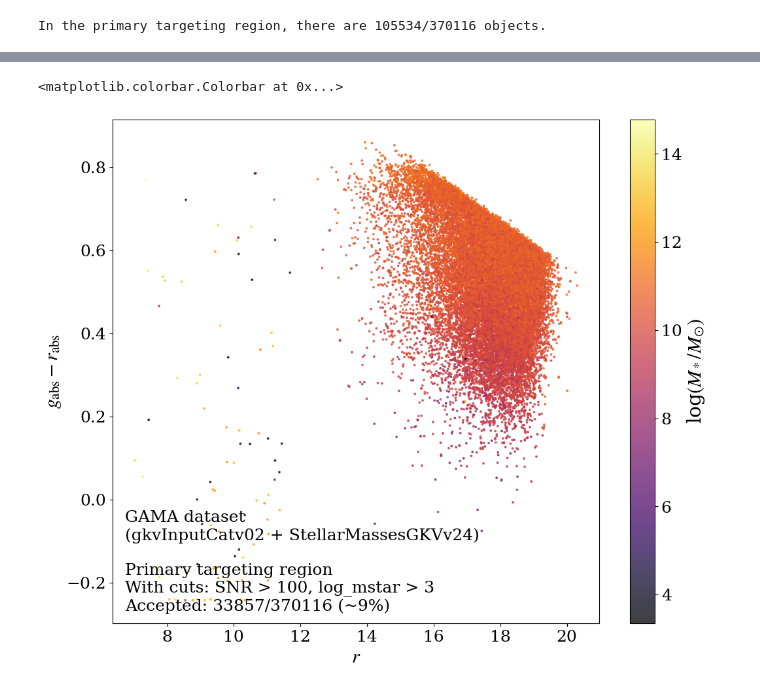
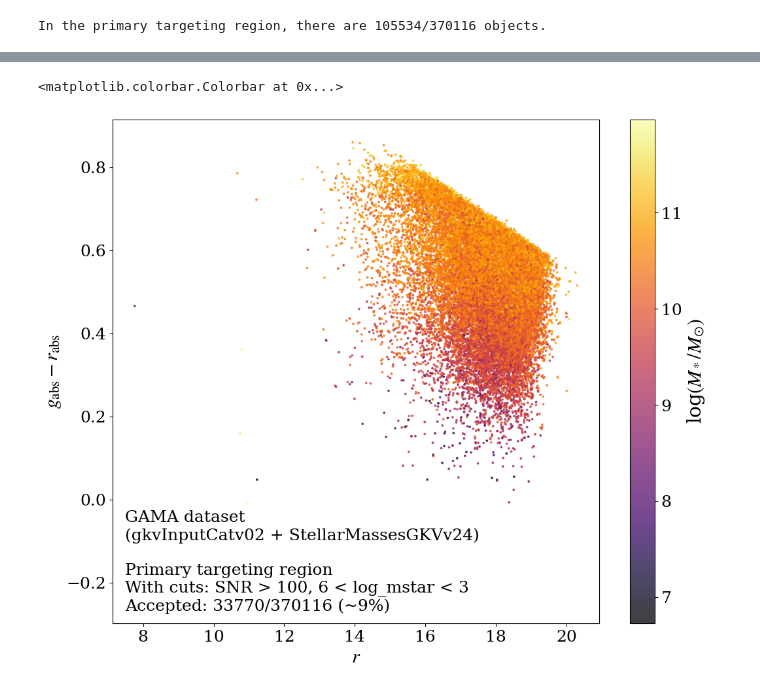
Before and after one commit to lsajkov/strw_mpdg, a Jupyter notebook: primary_targeting_region.ipynb, the cells around one changed output, grey strips where cells are left out. Drawn from its saved outputs; the diff is of its cells as text; code cells hidden in the pictures.

```diff
--- a/primary_targeting_region.ipynb
+++ b/primary_targeting_region.ipynb
@@ -1,5 +1,7 @@
 # %%
+import statistics
 import numpy as np
+import matplotlib as mpl
 import matplotlib.pyplot as plt
 
 from astropy.io import fits
@@ -9,7 +11,7 @@ import astropy.units as u
 
 plt.rcParams.update({
     'font.family': 'serif',
-    'font.size': 18,
+    'font.size': 24,
     'axes.labelsize': 'large',
     'mathtext.fontset': 'stix'
 })
@@ -95,9 +117,11 @@ In the primary targeting region, there are 105534/370116 objects.
 # %%
 #quality cut (conservative to save on computation time)
-log_mstar_thresh = 3
-snr_thresh = 100
+log_mstar_thresh_lo = 6
+log_mstar_thresh_hi = 12
+snr_thresh = 80
 
-quality_cut = (GAMA_vect_data['log_stellar_mass'] > log_mstar_thresh) &\
+quality_cut = (GAMA_vect_data['log_stellar_mass'] < log_mstar_thresh_hi) &\
+              (GAMA_vect_data['log_stellar_mass'] > log_mstar_thresh_lo) &\
               (GAMA_vect_data['snr'] > snr_thresh)
             #   (GAMA_vect_data['gr_color'] < 1)
 
@@ -109,30 +191,30 @@ total_cut = quality_cut & in_prim_targ_reg
 # %%
 #plot data
 fig = plt.figure(figsize = (12, 10))
 ax = fig.add_subplot()
 
 plot_idx = total_cut
 
 mstar_gama = ax.scatter(GAMA_vect_data[plot_idx]['r_mag'],
                         GAMA_vect_data[plot_idx]['gr_color'],
                         c = GAMA_vect_data[plot_idx]['log_stellar_mass'],
                         s = 3, cmap = 'inferno', alpha = 0.75)
 
 ax.set_xlabel('$r$')
 ax.set_ylabel('$g_{\mathrm{abs}}-r_{\mathrm{abs}}$')
 
 plot_text = 'GAMA dataset\n(gkvInputCatv02 + StellarMassesGKVv24)\n\n' +\
             'Primary targeting region\n' +\
-           f'With cuts: SNR > {snr_thresh}, log_mstar > {log_mstar_thresh}\n' +\
+           f'With cuts: SNR > {snr_thresh}, {log_mstar_thresh_lo} < log_mstar < {log_mstar_thresh}\n' +\
            f'Accepted: {np.sum(plot_idx)}/{len(plot_idx)} (~{int(100 * np.sum(plot_idx)/len(plot_idx))}%)'
 
 ax.text(0.025, 0.025, plot_text, transform = ax.transAxes,
         backgroundcolor = 'white', )
 
 fig.colorbar(mstar_gama, label = 'log$(M_*/M_{\odot})$')
 # %% [output]
 <matplotlib.colorbar.Colorbar at 0x...>
-[figure, old version]
+[figure, new version]
 # %%
 GAMA_vect_data[total_cut].write('/data2/lsajkov/mpdg/data_products/GAMA/GAMA_primtarg_snr100_lms3_20jun2024.fits',
                                 overwrite = True)
```
Also changed, not shown: parts of 4 cells of this notebook.
